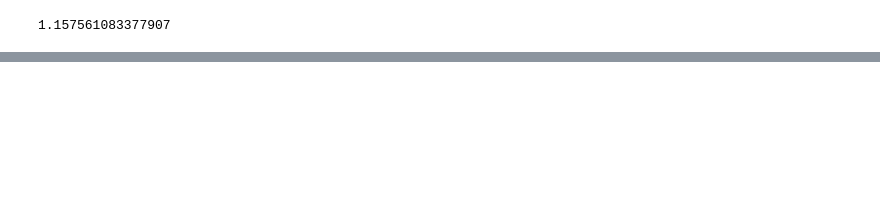
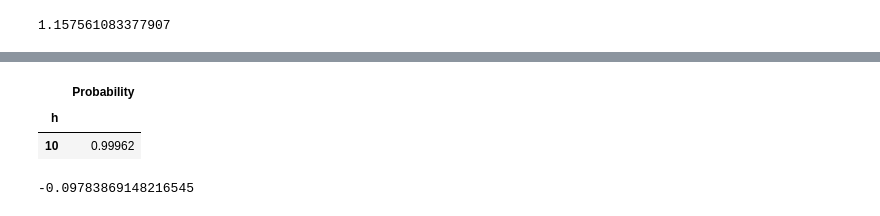
Before and after one commit to alanwake47/finm-36700-portfolio, a Jupyter notebook: EXAM_CODE/functions.ipynb, the cells around one changed output, grey strips where cells are left out. Drawn from its saved outputs; the diff is of its cells as text; code cells hidden in the pictures; blank space fills up the shorter version.

```diff
--- a/EXAM_CODE/functions.ipynb
+++ b/EXAM_CODE/functions.ipynb
@@ -216,0 +305,12 @@ Sharpe Ratio:  1.5136460952998914
+# %%
+def prob_calc(h, tilde_mu, tilde_sigma):
+    return stats.norm.cdf(- np.sqrt(h) * tilde_mu / tilde_sigma)
+
+def prob(h, tilde_mu, tilde_sigma):
+    prob_df = pd.DataFrame(data = h, columns = ['h'])
+
+    prob_df['Probability'] = prob_calc(prob_df['h'], tilde_mu, tilde_sigma)
+
+    prob_df = prob_df.set_index('h')
+
+    return prob_df
@@ -216,0 +327,18 @@ Sharpe Ratio:  1.5136460952998914
+# %%
+dfn['diff'] = dfn['SPY US Equity'] - dfn['EFA US Equity']
+mu_tilde = dfn['diff'].mean()*12
+sig_tilde = dfn['diff'].std()*np.sqrt(12)
+
+1-prob([10], mu_tilde, sig_tilde)
+# %% [output]
+|  | Probability |
+| h |  |
+| 10 | 0.99962 |
+# %%
+
+sigma_rolling = dfn_log['EFA US Equity'].dropna().rolling(60).std()
+latest_sigma = sigma_rolling[-1]
+var_estimate = -2.33 * latest_sigma
+var_estimate
+# %% [output]
+-0.09783869148216545
```
Also changed, not shown: parts of 18 cells of this notebook, 2 other files.
